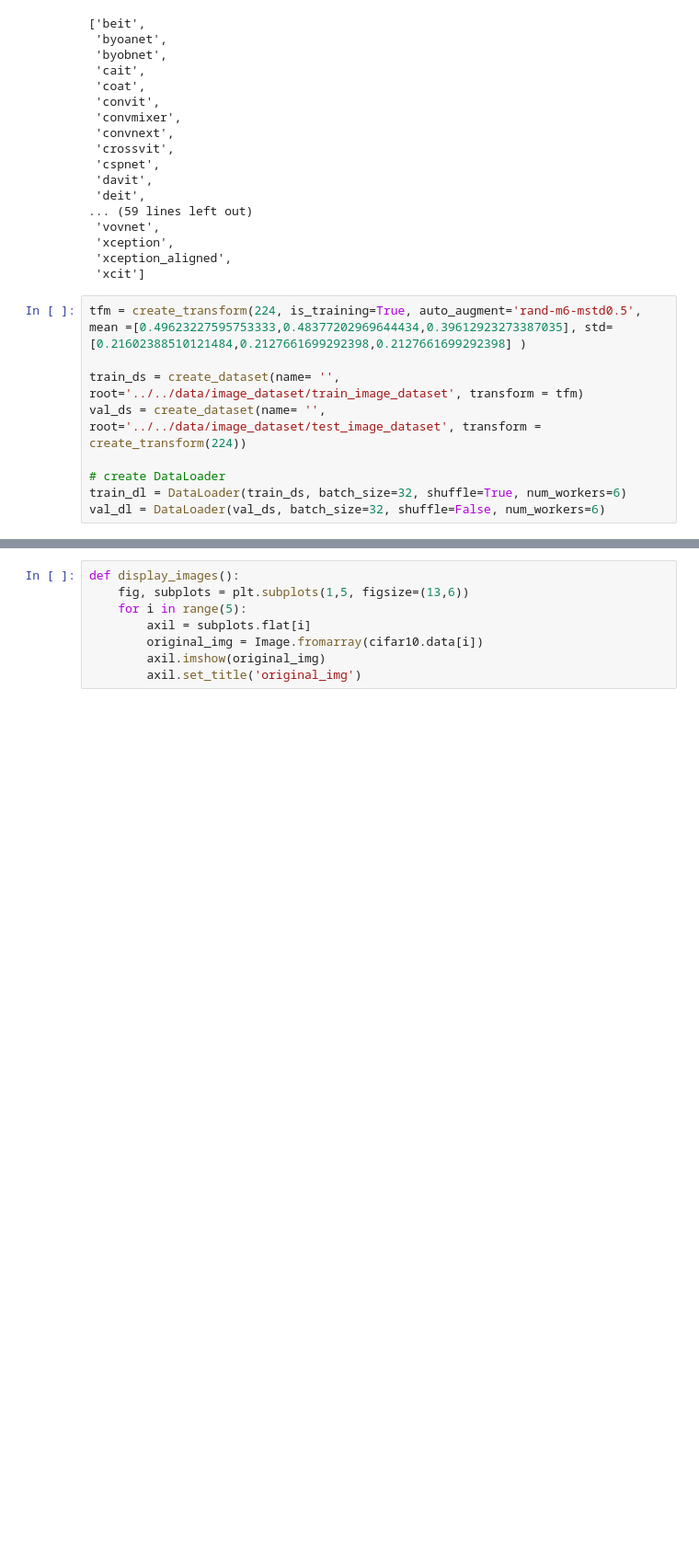
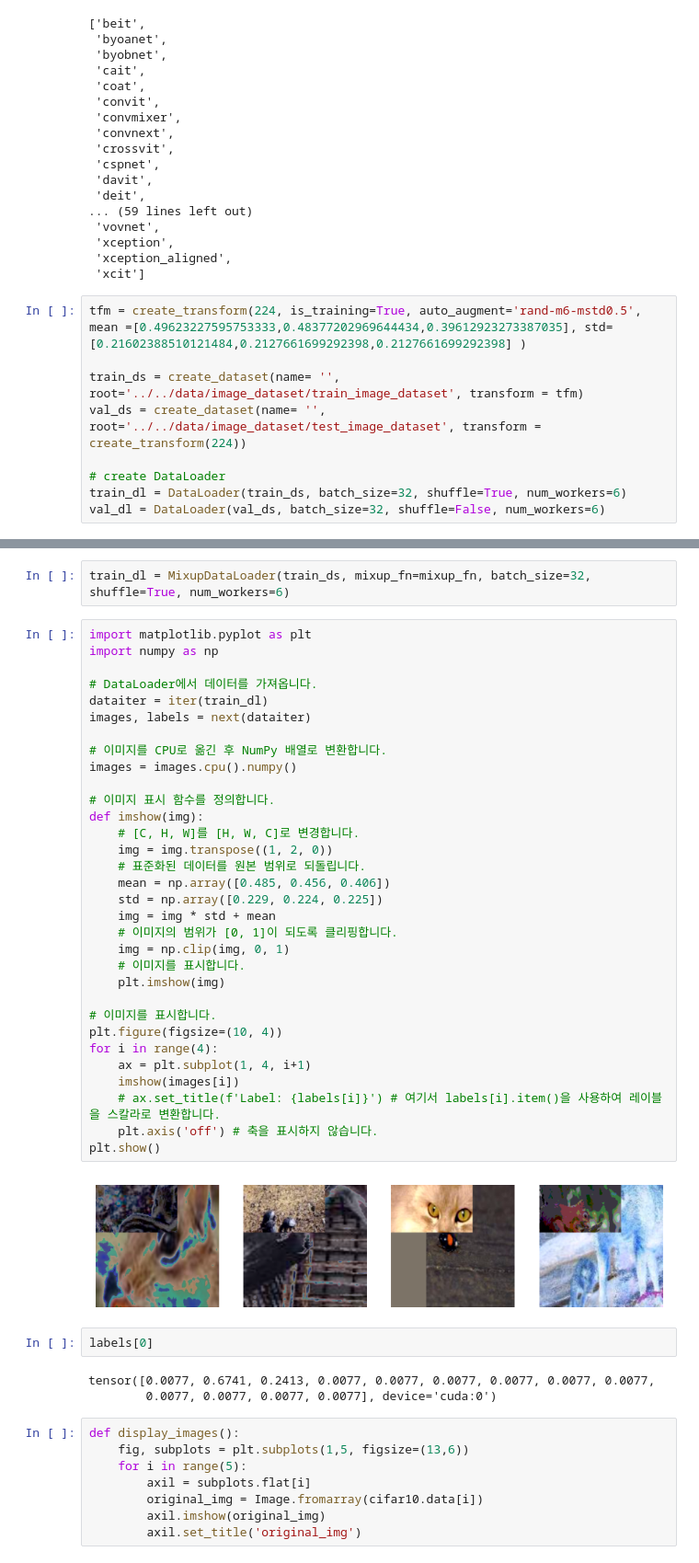
Before and after one commit to ski-sim/SK-Biology-Ai, a Jupyter notebook: code/son/timm_3.ipynb, the cells around one changed output, grey strips where cells are left out. Shown: that part at 92% size. Cells and saved outputs as stored; diff of their text form; blank space fills up the shorter version.

```diff
--- a/code/son/timm_3.ipynb
+++ b/code/son/timm_3.ipynb
@@ -117,3 +149,44 @@ val_dl = DataLoader(val_ds, batch_size=32, shuffle=False, num_workers=6)
+# %%
+train_dl = MixupDataLoader(train_ds, mixup_fn=mixup_fn, batch_size=32, shuffle=True, num_workers=6)
+# %%
+import matplotlib.pyplot as plt
+import numpy as np
+
+# DataLoader에서 데이터를 가져옵니다.
+dataiter = iter(train_dl)
+images, labels = next(dataiter)
+
+# 이미지를 CPU로 옮긴 후 NumPy 배열로 변환합니다.
+images = images.cpu().numpy()
+
+# 이미지 표시 함수를 정의합니다.
+def imshow(img):
+    # [C, H, W]를 [H, W, C]로 변경합니다.
+    img = img.transpose((1, 2, 0))
+    # 표준화된 데이터를 원본 범위로 되돌립니다.
+    mean = np.array([0.485, 0.456, 0.406])
+    std = np.array([0.229, 0.224, 0.225])
+    img = img * std + mean
+    # 이미지의 범위가 [0, 1]이 되도록 클리핑합니다.
+    img = np.clip(img, 0, 1)
+    # 이미지를 표시합니다.
+    plt.imshow(img)
+
+# 이미지를 표시합니다.
+plt.figure(figsize=(10, 4))
+for i in range(4):
+    ax = plt.subplot(1, 4, i+1)
+    imshow(images[i])
+    # ax.set_title(f'Label: {labels[i]}') # 여기서 labels[i].item()을 사용하여 레이블을 스칼라로 변환합니다.
+    plt.axis('off') # 축을 표시하지 않습니다.
+plt.show()
+# %% [output]
+[figure, added]
+# %%
+labels[0]
+# %% [output]
+tensor([0.0077, 0.6741, 0.2413, 0.0077, 0.0077, 0.0077, 0.0077, 0.0077, 0.0077,
+        0.0077, 0.0077, 0.0077, 0.0077], device='cuda:0')
 # %%
 def display_images():
     fig, subplots = plt.subplots(1,5, figsize=(13,6))
```
Also changed, not shown: parts of 10 cells of this notebook.
